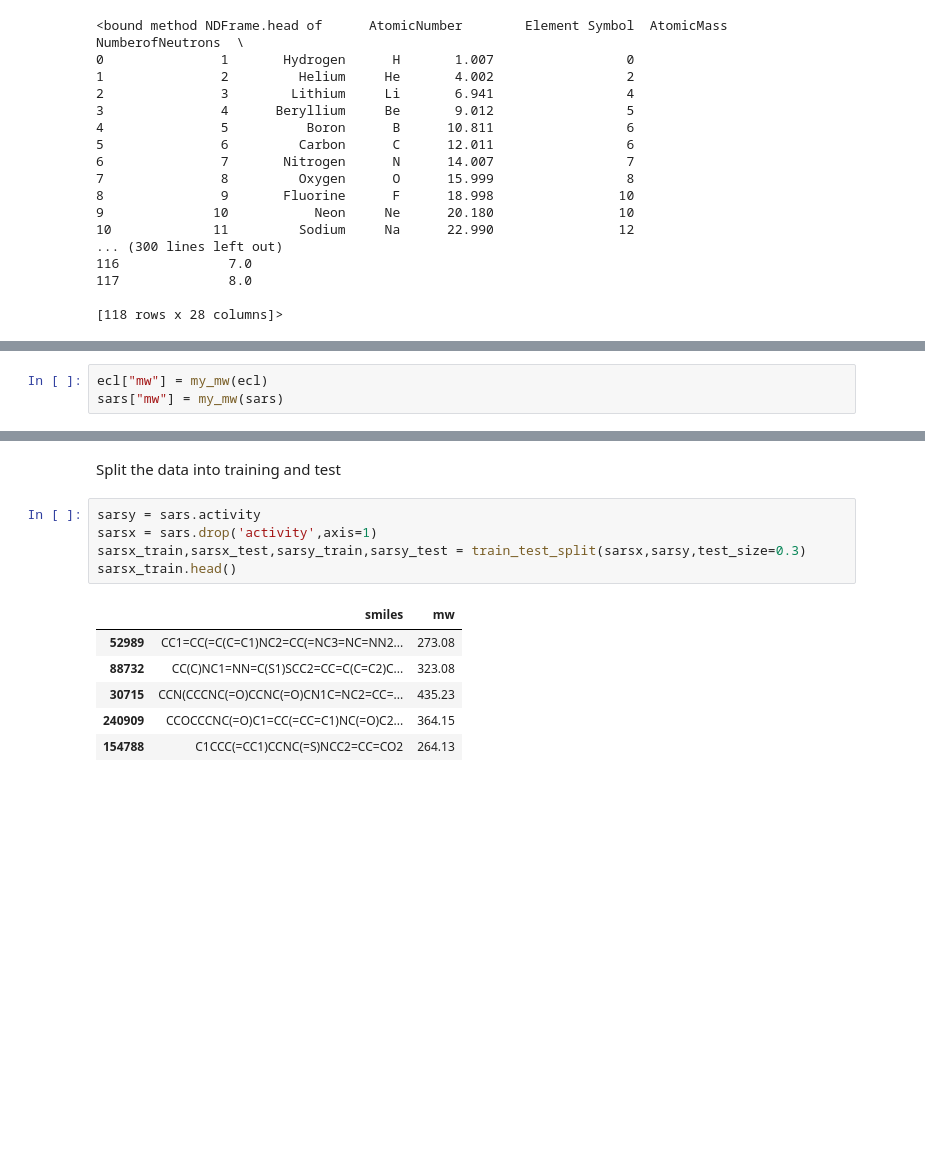
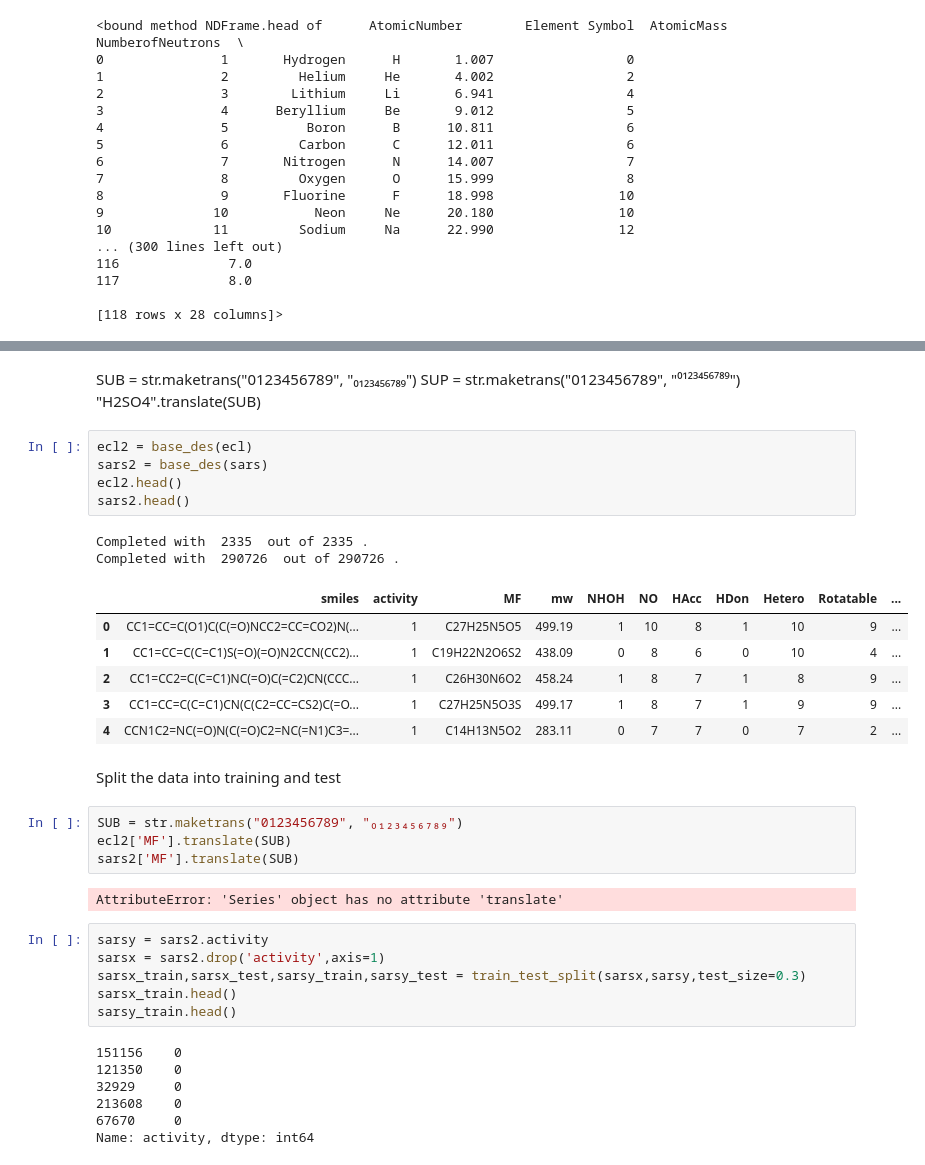
Before and after one commit to bkuropa/COVID_Molecules, a Jupyter notebook: Molecules.ipynb, the cells around one changed output, grey strips where cells are left out. Cells and saved outputs as stored; diff of their text form; blank space fills up the shorter version.

```diff
--- a/Molecules.ipynb
+++ b/Molecules.ipynb
@@ -117,3 +101,0 @@ def my_mw(data):
-# %%
-ecl["mw"] = my_mw(ecl)
-sars["mw"] = my_mw(sars)
@@ -123,15 +219,40 @@ Completed with  290726  out of 290726 .
+# %% [markdown]
+SUB = str.maketrans("0123456789", "₀₁₂₃₄₅₆₇₈₉")
+SUP = str.maketrans("0123456789", "⁰¹²³⁴⁵⁶⁷⁸⁹")
+"H2SO4".translate(SUB)
+# %%
+ecl2 = base_des(ecl)
+sars2 = base_des(sars)
+ecl2.head()
+sars2.head()
+# %% [output]
+Completed with  2335  out of 2335 .
+Completed with  290726  out of 290726 .
+|  | smiles | activity | MF | mw | NHOH | NO | HAcc | HDon | Hetero | Rotatable | ... |
+| 0 | CC1=CC=C(O1)C(C(=O)NCC2=CC=CO2)N(... | 1 | C27H25N5O5 | 499.19 | 1 | 10 | 8 | 1 | 10 | 9 | ... |
+| 1 | CC1=CC=C(C=C1)S(=O)(=O)N2CCN(CC2)... | 1 | C19H22N2O6S2 | 438.09 | 0 | 8 | 6 | 0 | 10 | 4 | ... |
+| 2 | CC1=CC2=C(C=C1)NC(=O)C(=C2)CN(CCC... | 1 | C26H30N6O2 | 458.24 | 1 | 8 | 7 | 1 | 8 | 9 | ... |
+| 3 | CC1=CC=C(C=C1)CN(C(C2=CC=CS2)C(=O... | 1 | C27H25N5O3S | 499.17 | 1 | 8 | 7 | 1 | 9 | 9 | ... |
+| 4 | CCN1C2=NC(=O)N(C(=O)C2=NC(=N1)C3=... | 1 | C14H13N5O2 | 283.11 | 0 | 7 | 7 | 0 | 7 | 2 | ... |
 # %% [markdown]
 Split the data into training and test
+# %%
+SUB = str.maketrans("0123456789", "₀₁₂₃₄₅₆₇₈₉")
+ecl2['MF'].translate(SUB)
+sars2['MF'].translate(SUB)
+# %% [output]
+AttributeError: 'Series' object has no attribute 'translate'
 # %%
-sarsy = sars.activity
-sarsx = sars.drop('activity',axis=1)
+sarsy = sars2.activity
+sarsx = sars2.drop('activity',axis=1)
 sarsx_train,sarsx_test,sarsy_train,sarsy_test = train_test_split(sarsx,sarsy,test_size=0.3)
 sarsx_train.head()
+sarsy_train.head()
 # %% [output]
-|  | smiles | mw |
-| 52989 | CC1=CC(=C(C=C1)NC2=CC(=NC3=NC=NN2... | 273.08 |
-| 88732 | CC(C)NC1=NN=C(S1)SCC2=CC=C(C=C2)C... | 323.08 |
-| 30715 | CCN(CCCNC(=O)CCNC(=O)CN1C=NC2=CC=... | 435.23 |
-| 240909 | CCOCCCNC(=O)C1=CC(=CC=C1)NC(=O)C2... | 364.15 |
-| 154788 | C1CCC(=CC1)CCNC(=S)NCC2=CC=CO2 | 264.13 |
+151156    0
+121350    0
+32929     0
+213608    0
+67670     0
+Name: activity, dtype: int64
 # %%
```
Also changed, not shown: parts of 7 cells of this notebook.
